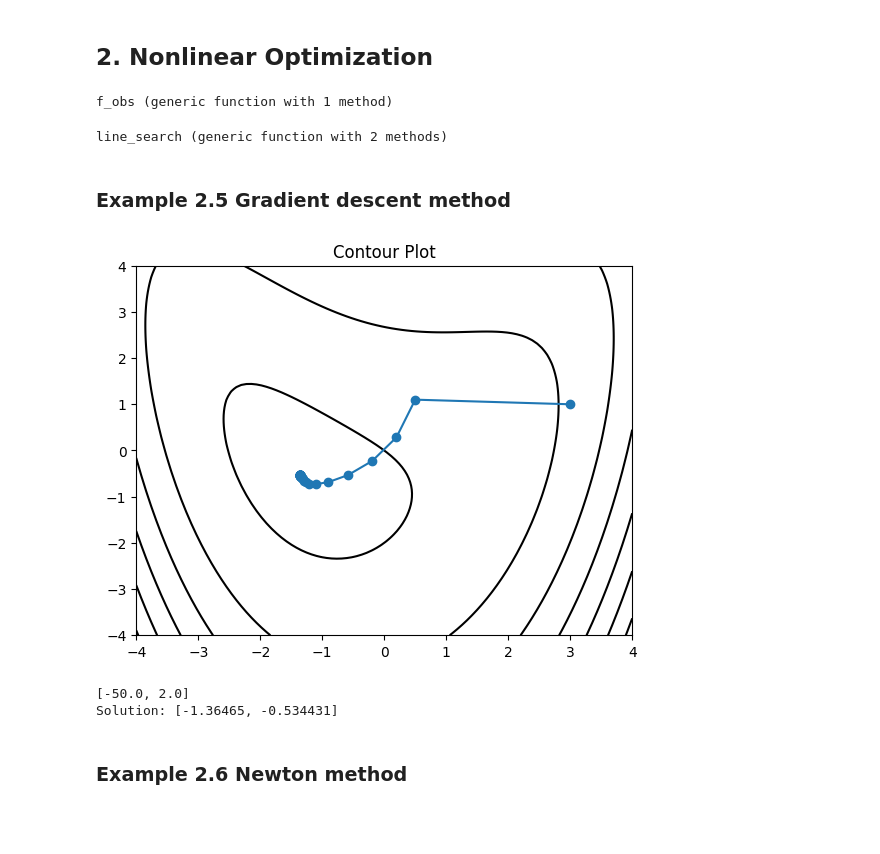
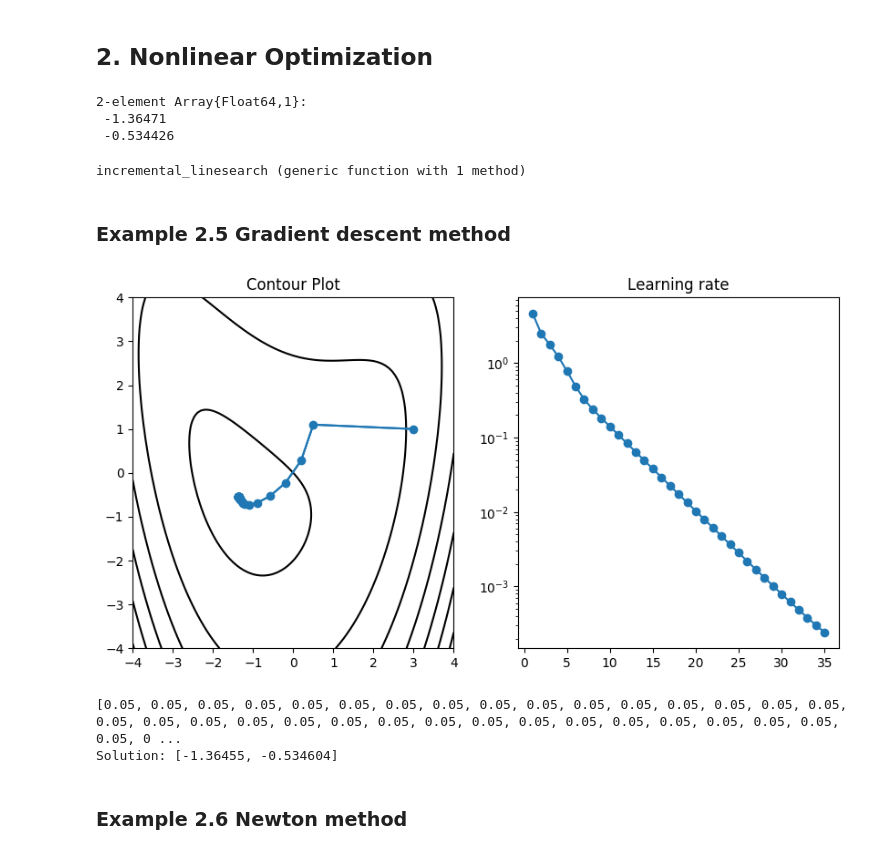
Before and after one commit to szmlb/OVM, a Jupyter notebook: notebooks/ch02_Nonlinear_Optimization.ipynb, the cells around one changed output. Saved outputs shown, nothing was run; the diff lists cells and outputs as text; code cells hidden in the pictures; blank space fills up the shorter version.

```diff
--- a/notebooks/ch02_Nonlinear_Optimization.ipynb
+++ b/notebooks/ch02_Nonlinear_Optimization.ipynb
@@ -13,10 +13,14 @@ Random.seed!(1234);
 function f_obs(x)
     return 1/2*x[1]^4-2*x[1]^2*x[2]+4*x[2]^2+8*x[1]+8x[2]
 end
+
+x_opt = [-1.36471, -0.534426]
 # %% [output]
-f_obs (generic function with 1 method)
+2-element Array{Float64,1}:
+ -1.36471
+ -0.534426
 # %%
-function line_search(x, grad_f, d, rho, c1, alpha0)
+function backtrack_linesearch(x, grad_f, d, rho, c1, alpha0)
 
     # step 0
     alpha = alpha0
@@ -33,9 +37,30 @@ function line_search(x, grad_f, d, rho, c1, alpha0)
         alpha = rho * alpha
 
     end
+
 end
+
+function incremental_linesearch(x, grad_f, d, h, c1, alpha0)
+
+    # step 0
+    alpha = alpha0
+
+    while true
+
+        # step 1
+        l = f_obs(x + alpha .* d)
+        if l <= f_obs(x) + c1 * dot(grad_f, d) * alpha
+            return alpha
+        end
+
+        # step 2
+        alpha = alpha + h * alpha
+
+    end
+
+end
 # %% [output]
-line_search (generic function with 2 methods)
+incremental_linesearch (generic function with 1 method)
 # %% [markdown]
 ### Example 2.5 Gradient descent method
 # %%
@@ -50,57 +75,80 @@ x0 = [3, 1]
 # 最適解の計算
 loop_num = 50
 alpha0 = 0.05
-c1 = 0.01
-rho = 0.01
+c1 = 0.05
+rho = 0.5
+epsilon = 0.001
 x_history = x0
 alpha_history = [alpha0]
 xn = x0
 for i in 1:loop_num
 
-    dn = -g(xn)                                         # 勾配を計算
-    alpha = line_search(xn, g(xn), dn, rho, c1, alpha0) # 直線探索
-    xn = xn + alpha .* dn                               # 更新
+    # step 1
+    if norm(g(xn)) < epsilon
+        break
+    end
+
+    # step 2
+    dn = -g(xn)                                                  # 勾配を計算
+
+    # step 3
+    alpha = backtrack_linesearch(xn, g(xn), dn, rho, c1, alpha0) # 直線探索
+
+    # step 4
+    xn = xn + alpha .* dn                                        # 更新
 
     x_history = hcat(x_history, xn)
     append!(alpha_history, alpha)
 end
 
+println(alpha_history)
+
 print("Solution: ")
 println(xn)
+
+# 収束過程の計算
+x_error = []
+for i in 1:length(x_history[1, :])
+    append!(x_error, norm(x_history[:, i] - x_opt) )
+end
 
 # 最適化する関数のコンター図の準備
 n=100
 x1 = range(-4, stop=4, length=n)
 x2 = range(-4, stop=4, length=n)
 x1grid = repeat(x1', n, 1)
 x2grid = repeat(x2, 1, n)
 
 z = zeros(n, n)
 for i in 1:n
     for j in 1:n
         z[i, j] = f_obs([x1[j], x2[i]])
     end
 end
 
 # 解の点列の準備
 x1_scatter = x_history[1, :]
 x2_scatter = x_history[2, :]
 
 # 解の軌跡の準備
 lines = Any[collect(zip(x1_scatter, x2_scatter))]
 line_segments = matplotlib.collections.LineCollection(lines)
 
 # 全部プロット
+fig = figure(figsize=(10, 5))
+ax = fig.add_subplot(1, 2, 1)
 PyPlot.contour(x1grid, x2grid, z, colors="black", linewidth=1.0)
-PyPlot.scatter(x1_scatter, x2_scatter)
-ax = PyPlot.axes()
+PyPlot.plot(x1_scatter, x2_scatter, marker="o", linestyle="-")
 ax.add_collection(line_segments)
 PyPlot.title("Contour Plot")
+ax = fig.add_subplot(1, 2, 2)
+PyPlot.semilogy(1:length(x_history[1, :]), x_error, marker="o", linestyle="-")
+PyPlot.title("Learning rate")
 PyPlot.show()
 # %% [output]
-[figure, old version]
+[figure, new version]
-[-50.0, 2.0]
-Solution: [-1.36465, -0.534431]
+[0.05, 0.05, 0.05, 0.05, 0.05, 0.05, 0.05, 0.05, 0.05, 0.05, 0.05, 0.05, 0.05, 0.05, 0.05, 0.05, 0.05, 0.05, 0.05, 0.05, 0.05, 0.05, 0.05, 0.05, 0.05, 0.05, 0.05, 0.05, 0.05, 0.05, 0.05, 0.05, 0.05, 0 ...
+Solution: [-1.36455, -0.534604]
 # %% [markdown]
 ### Example 2.6 Newton method
 # %%
```
Also changed, not shown: parts of 8 cells of this notebook.
